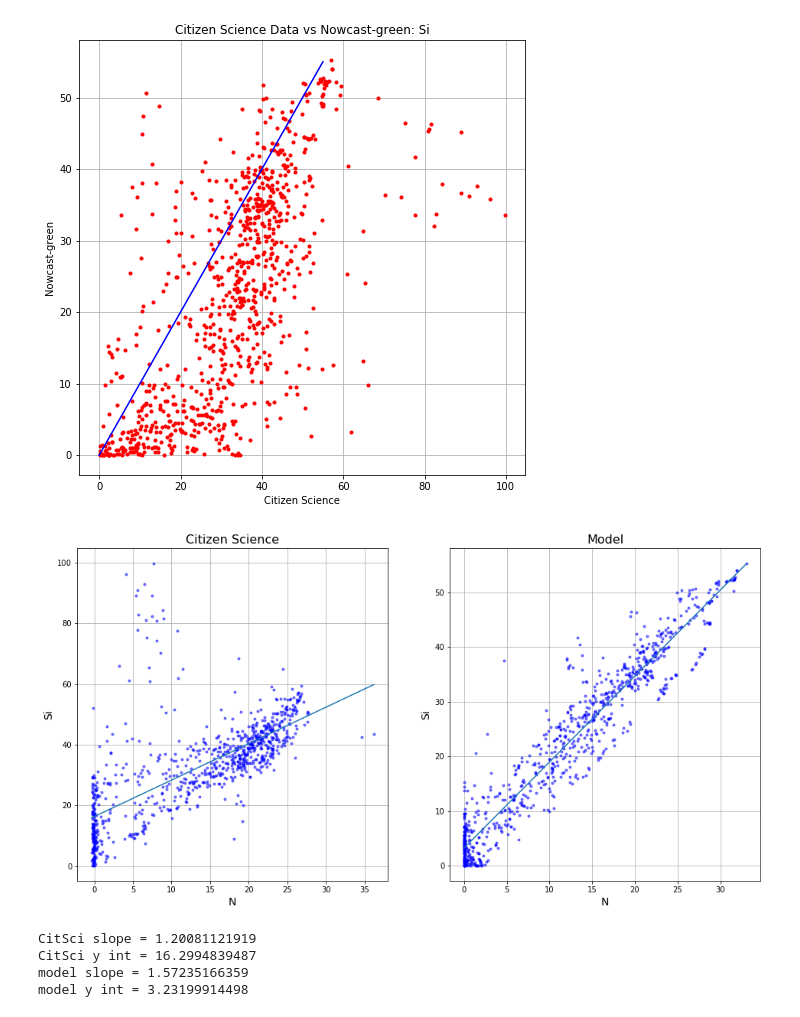
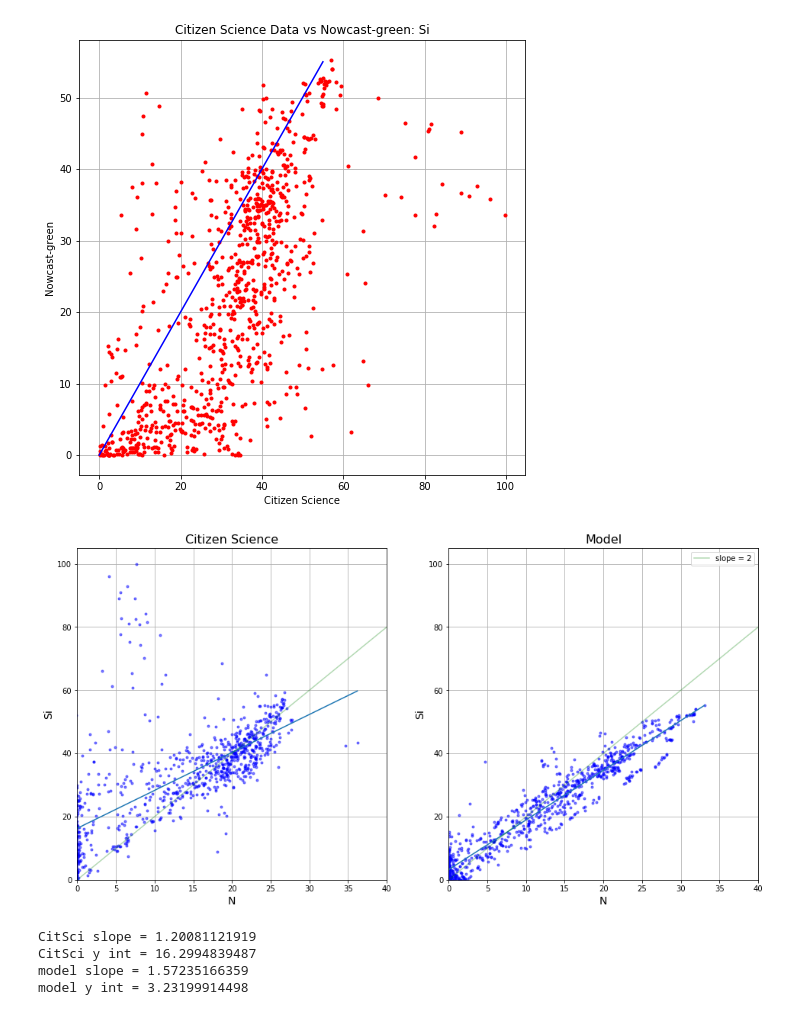
Before and after one commit to SalishSeaCast/analysis-vicky, a Jupyter notebook: notebooks/smelt_diag/CitizenScienceNutrients-surface.ipynb, the cells around one changed output. Drawn from its saved outputs; the diff is of its cells as text; code cells hidden in the pictures.

Commit message:
Make xlims and ylims equal and add slope=2 line.

```diff
--- a/notebooks/smelt_diag/CitizenScienceNutrients-surface.ipynb
+++ b/notebooks/smelt_diag/CitizenScienceNutrients-surface.ipynb
@@ -136,25 +136,27 @@ Willmott = 0.736923764808
 # %%
 fig, ax = plt.subplots(1,2, figsize = (16,8))
 ax[0].plot(cs_ni, cs_si, 'b.', alpha = 0.5)
 ax[0].plot(np.unique(cs_ni), np.poly1d(np.polyfit(cs_ni, cs_si, 1))(np.unique(cs_ni)))
-x = np.arange(0,37)
+x = np.arange(0,50)
 #ax[0].plot(x,x, 'r-', alpha = 0.3)
-#ax[0].plot(x, 2*x, 'g-', alpha = 0.3)
+ax[0].plot(x, 2*x, 'g-', alpha = 0.3)
 ax[1].plot(list_of_model_ni, list_of_model_si, 'b.', alpha = 0.5)
 ax[1].plot(np.unique(list_of_model_ni),
            np.poly1d(np.polyfit(list_of_model_ni, list_of_model_si, 1))(np.unique(list_of_model_ni)))
 x = np.arange(0,53)
 #ax[1].plot(x,x, 'r-', alpha = 0.3, label = 'slope = 1')
-#ax[1].plot(x, 2*x, 'g-', alpha = 0.3, label = 'slope = 2')
+ax[1].plot(x, 2*x, 'g-', alpha = 0.3, label = 'slope = 2')
 ax[0].set_title('Citizen Science', fontsize = 16)
 ax[1].set_title('Model', fontsize = 16)
 for ax in ax:
     ax.grid('on')
     ax.set_ylabel('Si', fontsize = 14)
     ax.set_xlabel('N', fontsize = 14)
-#plt.legend();
+    ax.set_ylim(0,105)
+    ax.set_xlim(0,40)
+plt.legend();
 # %% [output]
-[figure, old version]
+[figure, new version]
 # %%
 m1, b1 = np.polyfit(cs_ni, cs_si, 1)
 print('CitSci slope = ' + str(m1))
```
Also changed, not shown: 3 other files.
